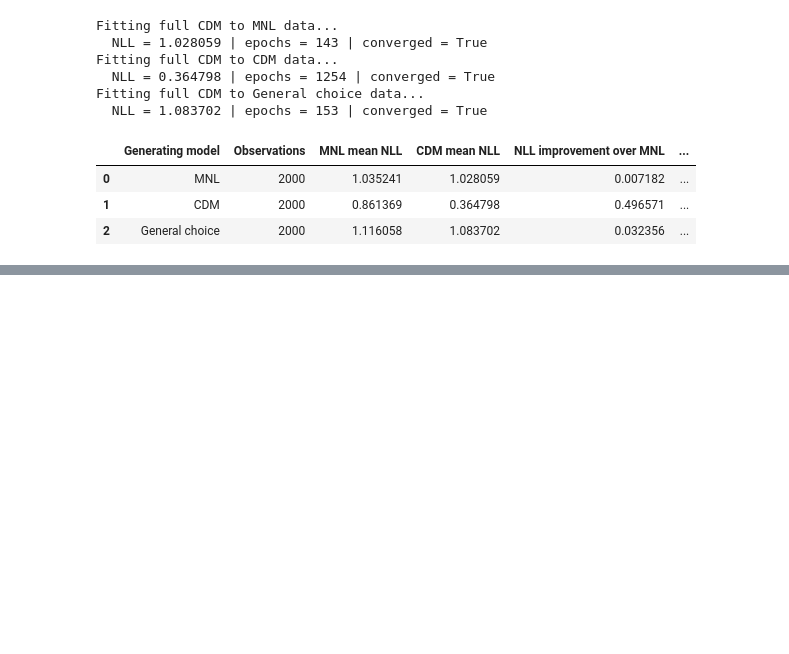
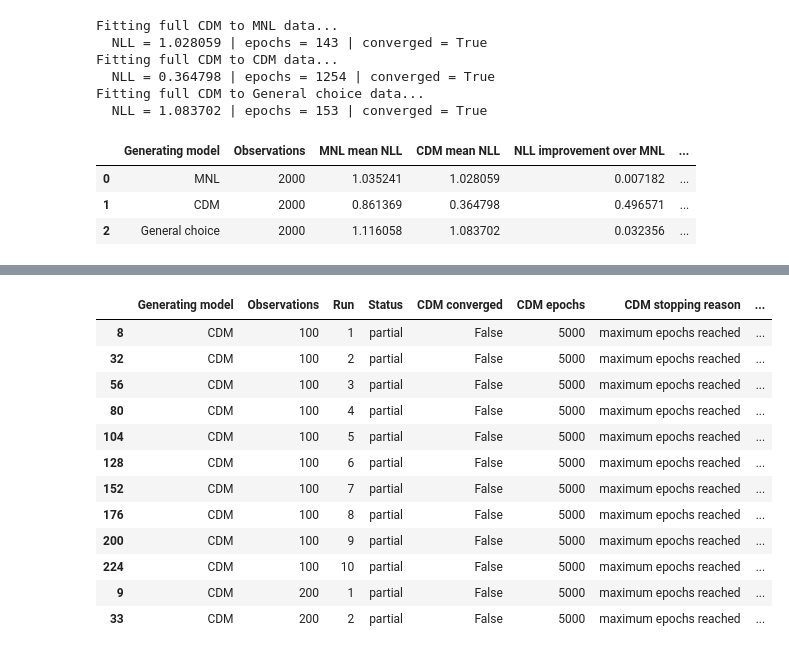
Before and after one commit to rbhdsks/Learning-from-Comparison-Data-Master-Thesis-Project-, a Jupyter notebook: notebooks/experiments/Context_Dependent_Model/CDM_Paper_Reproduction/02_synthetic_iia_tests.ipynb, the cells around one changed output, grey strips where cells are left out. Drawn from its saved outputs; the diff is of its cells as text; code cells hidden in the pictures; blank space fills up the shorter version.

```diff
--- a/notebooks/experiments/Context_Dependent_Model/CDM_Paper_Reproduction/02_synthetic_iia_tests.ipynb
+++ b/notebooks/experiments/Context_Dependent_Model/CDM_Paper_Reproduction/02_synthetic_iia_tests.ipynb
@@ -771,0 +2133,75 @@ if not demo_fit_summary["CDM converged"].all():
+# %%
+# Inspect and summarize the recorded reasons for incomplete test results.
+
+review_columns = [
+    "Generating model",
+    "Observations",
+    "Run",
+    "Status",
+    "CDM converged",
+    "CDM epochs",
+    "CDM stopping reason",
+    "CDM fit error",
+    "CDM test issue",
+    "Universal test issue",
+    "Error",
+]
+
+review_rows = (
+    scaling_results.loc[
+        scaling_results["Status"].ne("completed")
+    ]
+    .reindex(columns=review_columns)
+    .sort_values(["Generating model", "Observations", "Run"])
+)
+
+issue_records = []
+
+for _, row in review_rows.iterrows():
+    for field in [
+        "CDM test issue",
+        "Universal test issue",
+        "CDM fit error",
+        "Error",
+    ]:
+        message = row[field]
+
+        if pd.notna(message) and str(message).strip():
+            issue_records.append(
+                {
+                    "Generating model": row["Generating model"],
+                    "Observations": row["Observations"],
+                    "Diagnostic": field,
+                    "Reason": str(message),
+                }
+            )
+
+if issue_records:
+    issue_summary = (
+        pd.DataFrame(issue_records)
+        .groupby(
+            ["Generating model", "Observations", "Diagnostic", "Reason"],
+            dropna=False,
+        )
+        .size()
+        .reset_index(name="Occurrences")
+    )
+
+    with pd.option_context(
+        "display.max_rows", None,
+        "display.max_colwidth", None,
+    ):
+        display(issue_summary)
+else:
+    print("No diagnostic messages were recorded.")
+
+with pd.option_context("display.max_colwidth", None):
+    display(review_rows.head(12))
+
+review_rows.to_csv(
+    scaling_directory / "incomplete_test_diagnostics.csv",
+    index=False,
+)
+
+print(f"Attempts requiring review: {len(review_rows)}")
+# %% [output]
@@ -771,0 +2217,13 @@ if not demo_fit_summary["CDM converged"].all():
+|  | Generating model | Observations | Run | Status | CDM converged | CDM epochs | CDM stopping reason | ... |
+| 8 | CDM | 100 | 1 | partial | False | 5000 | maximum epochs reached | ... |
+| 32 | CDM | 100 | 2 | partial | False | 5000 | maximum epochs reached | ... |
+| 56 | CDM | 100 | 3 | partial | False | 5000 | maximum epochs reached | ... |
+| 80 | CDM | 100 | 4 | partial | False | 5000 | maximum epochs reached | ... |
+| 104 | CDM | 100 | 5 | partial | False | 5000 | maximum epochs reached | ... |
+| 128 | CDM | 100 | 6 | partial | False | 5000 | maximum epochs reached | ... |
+| 152 | CDM | 100 | 7 | partial | False | 5000 | maximum epochs reached | ... |
+| 176 | CDM | 100 | 8 | partial | False | 5000 | maximum epochs reached | ... |
+| 200 | CDM | 100 | 9 | partial | False | 5000 | maximum epochs reached | ... |
+| 224 | CDM | 100 | 10 | partial | False | 5000 | maximum epochs reached | ... |
+| 9 | CDM | 200 | 1 | partial | False | 5000 | maximum epochs reached | ... |
+| 33 | CDM | 200 | 2 | partial | False | 5000 | maximum epochs reached | ... |
```
Also changed, not shown: parts of 29 cells of this notebook.
